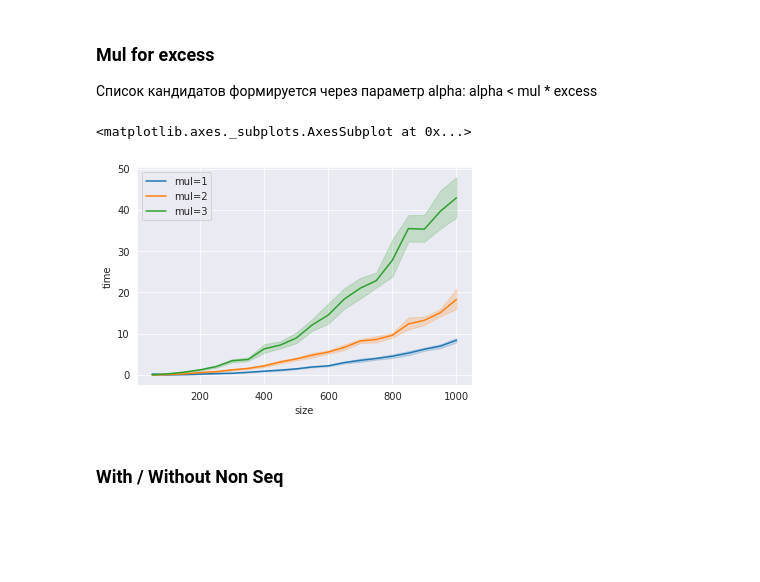
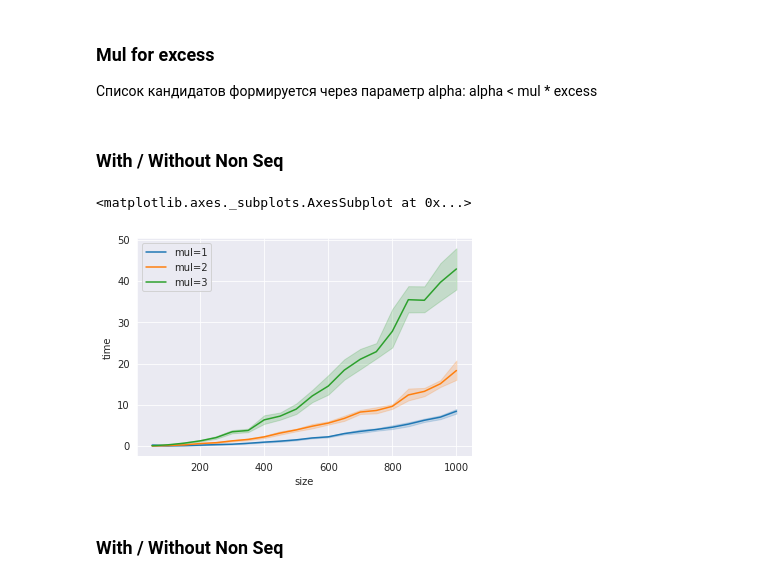
Before and after one commit to Lin-Kernighan/Notebooks, a Jupyter notebook: performance.ipynb, the cells around one changed output. Cells and saved outputs as stored; diff of their text form; code cells hidden in the pictures; blank space fills up the shorter version.

```diff
--- a/performance.ipynb
+++ b/performance.ipynb
@@ -417,12 +433,18 @@ Time (s)
 ### Mul for excess
 Список кандидатов формируется через параметр alpha: alpha < mul * excess
 # %%
-sns.lineplot(x="size", y="time", data=pd.read_csv('./LKH/LKH-opt-50-1000-50-k-3.csv'), label='mul=1')
-sns.lineplot(x="size", y="time", data=pd.read_csv('./LKH/LKH-opt-50-1000-50-mul-2.csv'), label='mul=2')
-sns.lineplot(x="size", y="time", data=pd.read_csv('./LKH/LKH-opt-50-1000-50-mul-3.csv'), label='mul=3')
+sns.lineplot(x="size", y="time", data=pd.read_csv('./performance/LKH/LKH-opt-50-1000-50-k-3.csv'), label='mul=1')
+sns.lineplot(x="size", y="time", data=pd.read_csv('./performance/LKH/LKH-opt-50-1000-50-mul-2.csv'), label='mul=2')
+sns.lineplot(x="size", y="time", data=pd.read_csv('./performance/LKH/LKH-opt-50-1000-50-mul-3.csv'), label='mul=3')
-# %% [output]
-<matplotlib.axes._subplots.AxesSubplot at 0x...>
-[figure, removed]
+# %% [markdown]
+### With / Without Non Seq
+# %%
+sns.lineplot(x="size", y="time", data=pd.read_csv('./performance/LKH/LKH-opt-50-1000-50-k-3.csv'), label='mul=1')
+sns.lineplot(x="size", y="time", data=pd.read_csv('./performance/LKH/LKH-opt-50-1000-50-mul-2.csv'), label='mul=2')
+sns.lineplot(x="size", y="time", data=pd.read_csv('./performance/LKH/LKH-opt-50-1000-50-mul-3.csv'), label='mul=3')
+# %% [output]
+<matplotlib.axes._subplots.AxesSubplot at 0x...>
+[figure, added]
 # %% [markdown]
 ### With / Without Non Seq
 # %%
```
Also changed, not shown: parts of 10 cells of this notebook, 1 other file.
